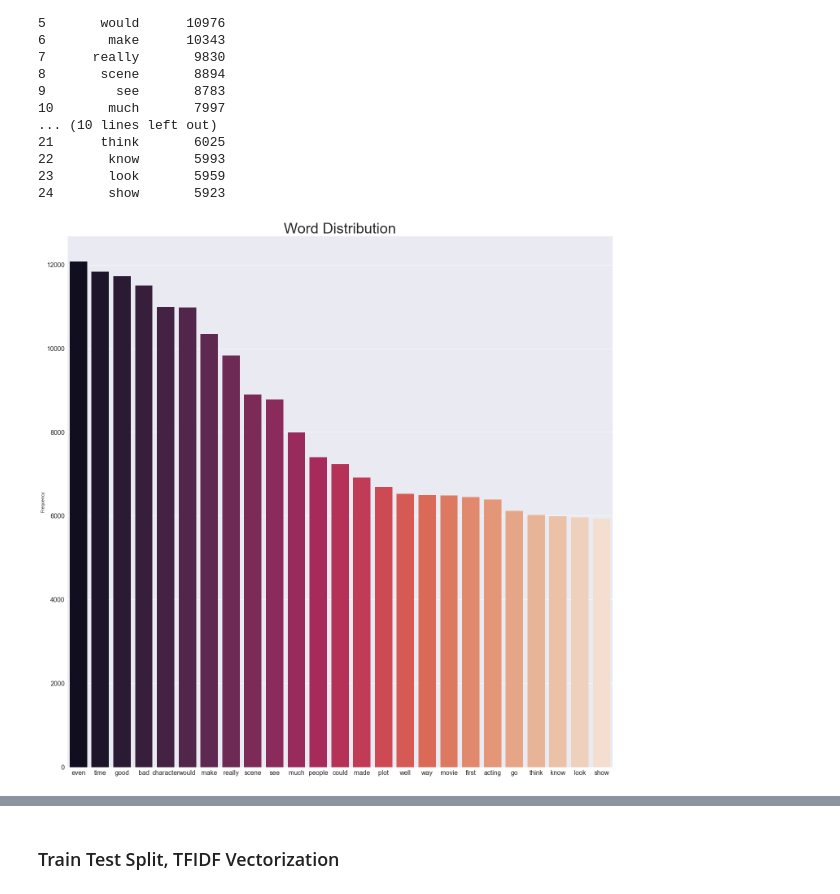
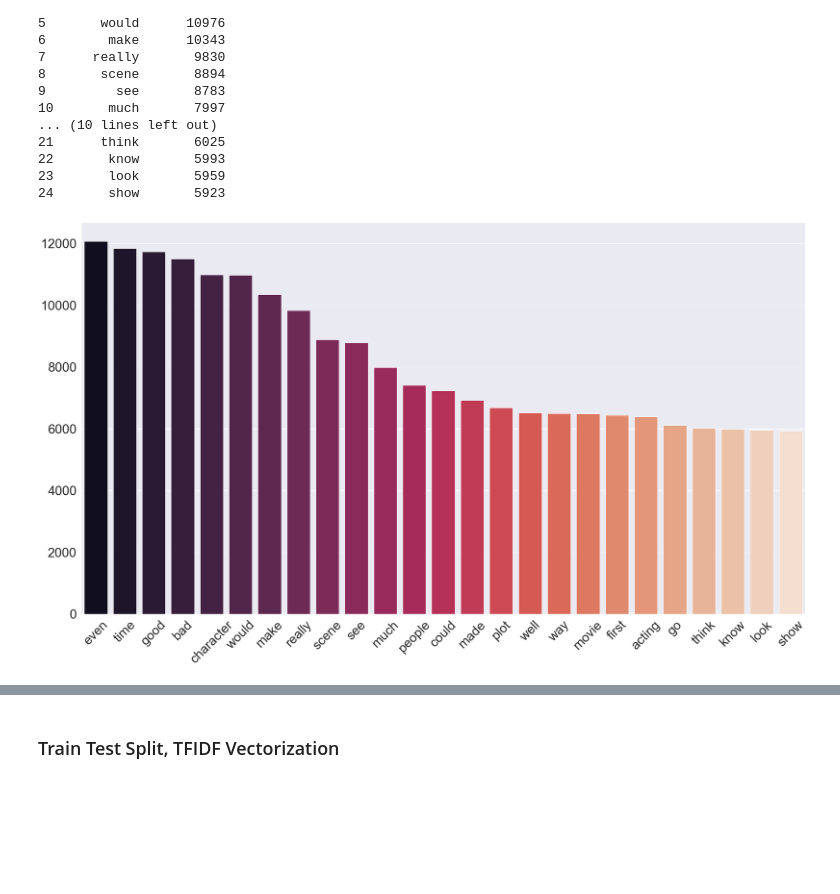
Before and after one commit to benjaminybai/rtsentiment, a Jupyter notebook: Sentiment_Analysis_Notebook.ipynb, the cells around one changed output, grey strips where cells are left out. Cells and saved outputs as stored; diff of their text form; code cells hidden in the pictures; blank space fills up the shorter version.

```diff
--- a/Sentiment_Analysis_Notebook.ipynb
+++ b/Sentiment_Analysis_Notebook.ipynb
@@ -258,8 +284,9 @@ plt.savefig('./images/Positive_Word_Distribution_Barchart')
 dt_negative = imdb_reviews_df[imdb_reviews_df['emotion']=='Negative']['clean_text']
 
 from collections import Counter
-p = Counter(" ".join(dt_negative).split()).most_common(25)
-negative_word_df = pd.DataFrame(p, columns=['Word', 'Frequency'])
+negative_count_wc = Counter(" ".join(dt_negative).split())
+negative_count = Counter(" ".join(dt_negative).split()).most_common(25)
+negative_word_df = pd.DataFrame(negative_count, columns=['Word', 'Frequency'])
 print(negative_word_df)
 # %% [output]
          Word  Frequency
@@ -280,11 +307,12 @@ print(negative_word_df)
 23       look       5959
 24       show       5923
 # %%
-plt.figure(figsize=(24,24))
+plt.figure(figsize=(36,20))
 ax = sns.barplot(x='Word', y='Frequency', data = negative_word_df, palette='rocket')
-plt.title('Word Distribution', fontsize=36)
 plt.xlabel('', )
-plt.tick_params(axis='both', which='major', labelsize=16)
-plt.savefig('./images/Negative_Word_Distribution_Barchart')
+plt.ylabel('', )
+plt.xticks(rotation=45)
+plt.tick_params(axis='both', which='major', labelsize=36)
+plt.savefig('./images/Negative_Word_Distribution_Barchart.png')
 # %% [output]
-[figure, old version]
+[figure, new version]
```
Also changed, not shown: parts of 13 cells of this notebook, 10 other files.
